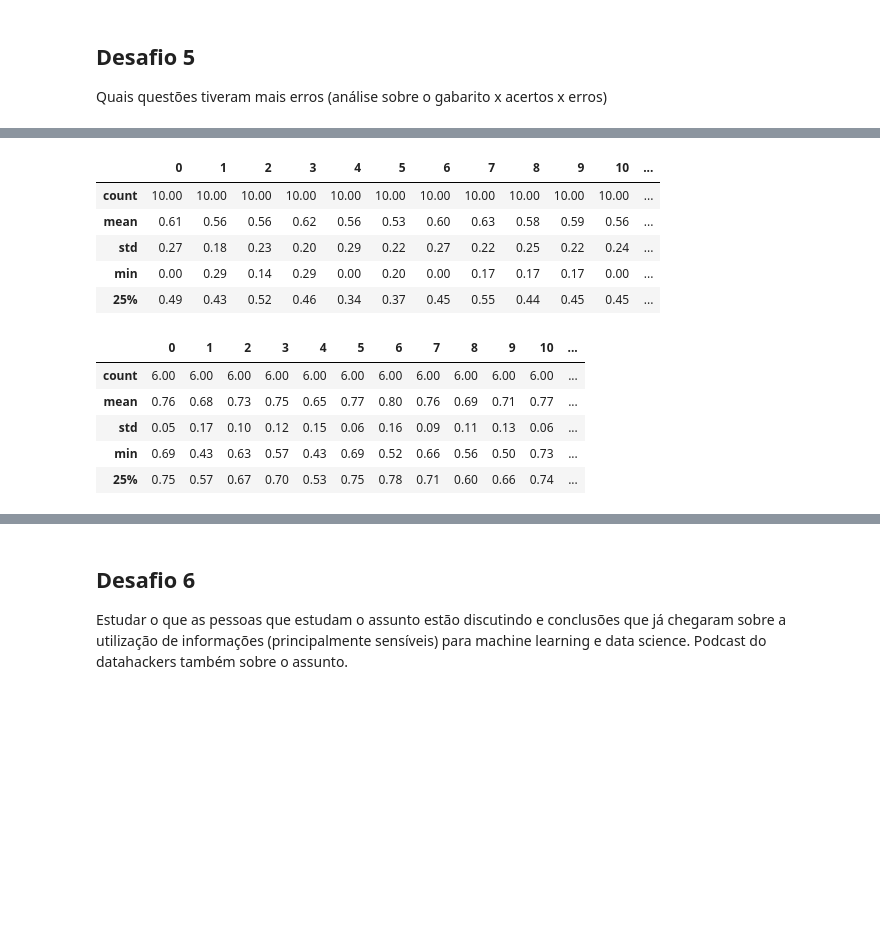
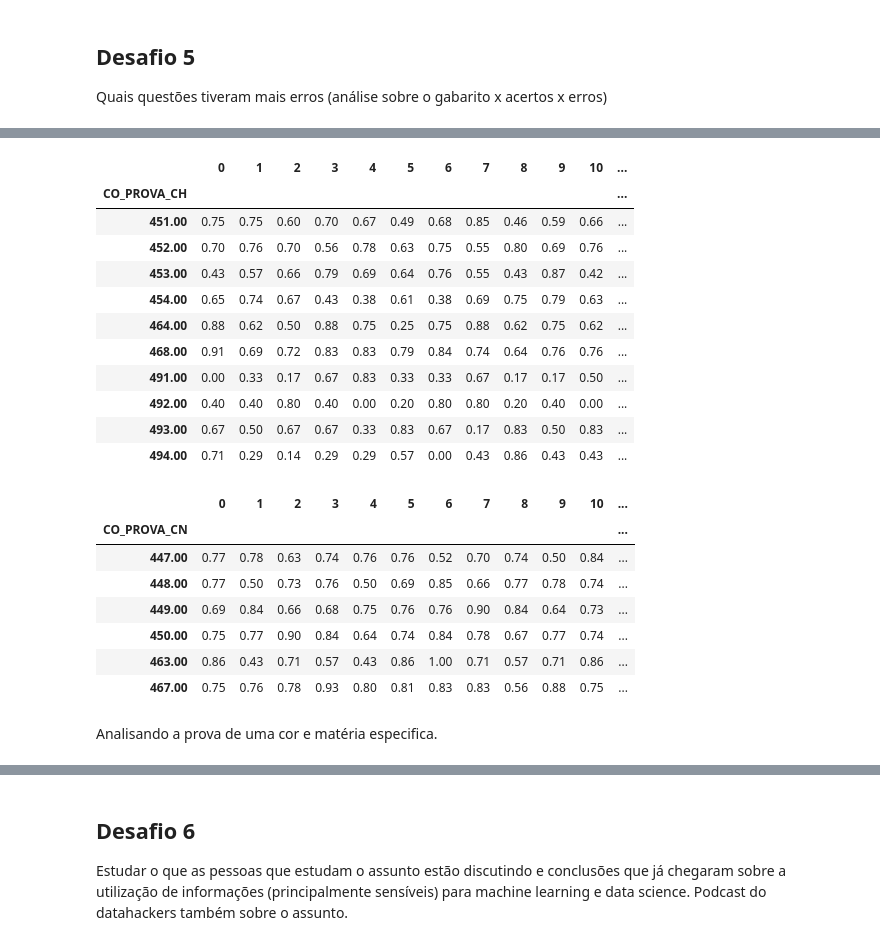
Before and after one commit to BiaChacon/data-science-starting, a Jupyter notebook: class04.ipynb, the cells around one changed output, grey strips where cells are left out. Saved outputs shown, nothing was run; the diff lists cells and outputs as text; code cells hidden in the pictures; blank space fills up the shorter version.

```diff
--- a/class04.ipynb
+++ b/class04.ipynb
@@ -116,22 +131,30 @@ linguagens.groupby("CO_PROVA_LC")[[*rn]].apply(lambda x: x[x == 0].count()/x.cou
 # %%
 humanas = dados[['TX_GABARITO_CH', 'CO_PROVA_CH', 'TX_RESPOSTAS_CH']].dropna()
 humanas, rn = correcao(humanas, 'TX_GABARITO_CH', 'TX_RESPOSTAS_CH')
-humanas.groupby("CO_PROVA_CH")[[*rn]].apply(lambda x: x[x == 0].count()/x.count()).describe().head()
+humanas.groupby("CO_PROVA_CH")[[*rn]].apply(lambda x: x[x == 0].count()/x.count())
 # %% [output]
 |  | 0 | 1 | 2 | 3 | 4 | 5 | 6 | 7 | 8 | 9 | 10 | ... |
-| count | 10.00 | 10.00 | 10.00 | 10.00 | 10.00 | 10.00 | 10.00 | 10.00 | 10.00 | 10.00 | 10.00 | ... |
-| mean | 0.61 | 0.56 | 0.56 | 0.62 | 0.56 | 0.53 | 0.60 | 0.63 | 0.58 | 0.59 | 0.56 | ... |
-| std | 0.27 | 0.18 | 0.23 | 0.20 | 0.29 | 0.22 | 0.27 | 0.22 | 0.25 | 0.22 | 0.24 | ... |
-| min | 0.00 | 0.29 | 0.14 | 0.29 | 0.00 | 0.20 | 0.00 | 0.17 | 0.17 | 0.17 | 0.00 | ... |
-| 25% | 0.49 | 0.43 | 0.52 | 0.46 | 0.34 | 0.37 | 0.45 | 0.55 | 0.44 | 0.45 | 0.45 | ... |
+| CO_PROVA_CH |  |  |  |  |  |  |  |  |  |  |  | ... |
+| 451.00 | 0.75 | 0.75 | 0.60 | 0.70 | 0.67 | 0.49 | 0.68 | 0.85 | 0.46 | 0.59 | 0.66 | ... |
+| 452.00 | 0.70 | 0.76 | 0.70 | 0.56 | 0.78 | 0.63 | 0.75 | 0.55 | 0.80 | 0.69 | 0.76 | ... |
+| 453.00 | 0.43 | 0.57 | 0.66 | 0.79 | 0.69 | 0.64 | 0.76 | 0.55 | 0.43 | 0.87 | 0.42 | ... |
+| 454.00 | 0.65 | 0.74 | 0.67 | 0.43 | 0.38 | 0.61 | 0.38 | 0.69 | 0.75 | 0.79 | 0.63 | ... |
+| 464.00 | 0.88 | 0.62 | 0.50 | 0.88 | 0.75 | 0.25 | 0.75 | 0.88 | 0.62 | 0.75 | 0.62 | ... |
+| 468.00 | 0.91 | 0.69 | 0.72 | 0.83 | 0.83 | 0.79 | 0.84 | 0.74 | 0.64 | 0.76 | 0.76 | ... |
+| 491.00 | 0.00 | 0.33 | 0.17 | 0.67 | 0.83 | 0.33 | 0.33 | 0.67 | 0.17 | 0.17 | 0.50 | ... |
+| 492.00 | 0.40 | 0.40 | 0.80 | 0.40 | 0.00 | 0.20 | 0.80 | 0.80 | 0.20 | 0.40 | 0.00 | ... |
+| 493.00 | 0.67 | 0.50 | 0.67 | 0.67 | 0.33 | 0.83 | 0.67 | 0.17 | 0.83 | 0.50 | 0.83 | ... |
+| 494.00 | 0.71 | 0.29 | 0.14 | 0.29 | 0.29 | 0.57 | 0.00 | 0.43 | 0.86 | 0.43 | 0.43 | ... |
 # %%
 natureza = dados[['TX_GABARITO_CN', 'CO_PROVA_CN', 'TX_RESPOSTAS_CN']].dropna()
 natureza, rn = correcao(natureza, 'TX_GABARITO_CN', 'TX_RESPOSTAS_CN')
-natureza.groupby("CO_PROVA_CN")[[*rn]].apply(lambda x: x[x == 0].count()/x.count()).describe().head()
+natureza.groupby("CO_PROVA_CN")[[*rn]].apply(lambda x: x[x == 0].count()/x.count())
 # %% [output]
 |  | 0 | 1 | 2 | 3 | 4 | 5 | 6 | 7 | 8 | 9 | 10 | ... |
-| count | 6.00 | 6.00 | 6.00 | 6.00 | 6.00 | 6.00 | 6.00 | 6.00 | 6.00 | 6.00 | 6.00 | ... |
-| mean | 0.76 | 0.68 | 0.73 | 0.75 | 0.65 | 0.77 | 0.80 | 0.76 | 0.69 | 0.71 | 0.77 | ... |
-| std | 0.05 | 0.17 | 0.10 | 0.12 | 0.15 | 0.06 | 0.16 | 0.09 | 0.11 | 0.13 | 0.06 | ... |
-| min | 0.69 | 0.43 | 0.63 | 0.57 | 0.43 | 0.69 | 0.52 | 0.66 | 0.56 | 0.50 | 0.73 | ... |
-| 25% | 0.75 | 0.57 | 0.67 | 0.70 | 0.53 | 0.75 | 0.78 | 0.71 | 0.60 | 0.66 | 0.74 | ... |
+| CO_PROVA_CN |  |  |  |  |  |  |  |  |  |  |  | ... |
+| 447.00 | 0.77 | 0.78 | 0.63 | 0.74 | 0.76 | 0.76 | 0.52 | 0.70 | 0.74 | 0.50 | 0.84 | ... |
+| 448.00 | 0.77 | 0.50 | 0.73 | 0.76 | 0.50 | 0.69 | 0.85 | 0.66 | 0.77 | 0.78 | 0.74 | ... |
+| 449.00 | 0.69 | 0.84 | 0.66 | 0.68 | 0.75 | 0.76 | 0.76 | 0.90 | 0.84 | 0.64 | 0.73 | ... |
+| 450.00 | 0.75 | 0.77 | 0.90 | 0.84 | 0.64 | 0.74 | 0.84 | 0.78 | 0.67 | 0.77 | 0.74 | ... |
+| 463.00 | 0.86 | 0.43 | 0.71 | 0.57 | 0.43 | 0.86 | 1.00 | 0.71 | 0.57 | 0.71 | 0.86 | ... |
+| 467.00 | 0.75 | 0.76 | 0.78 | 0.93 | 0.80 | 0.81 | 0.83 | 0.83 | 0.56 | 0.88 | 0.75 | ... |
@@ -137,0 +167,2 @@ natureza.groupby("CO_PROVA_CN")[[*rn]].apply(lambda x: x[x == 0].count()/x.count
+# %% [markdown]
+Analisando a prova de uma cor e matéria especifica.
```
Also changed, not shown: parts of 8 cells of this notebook, 1 other file.
